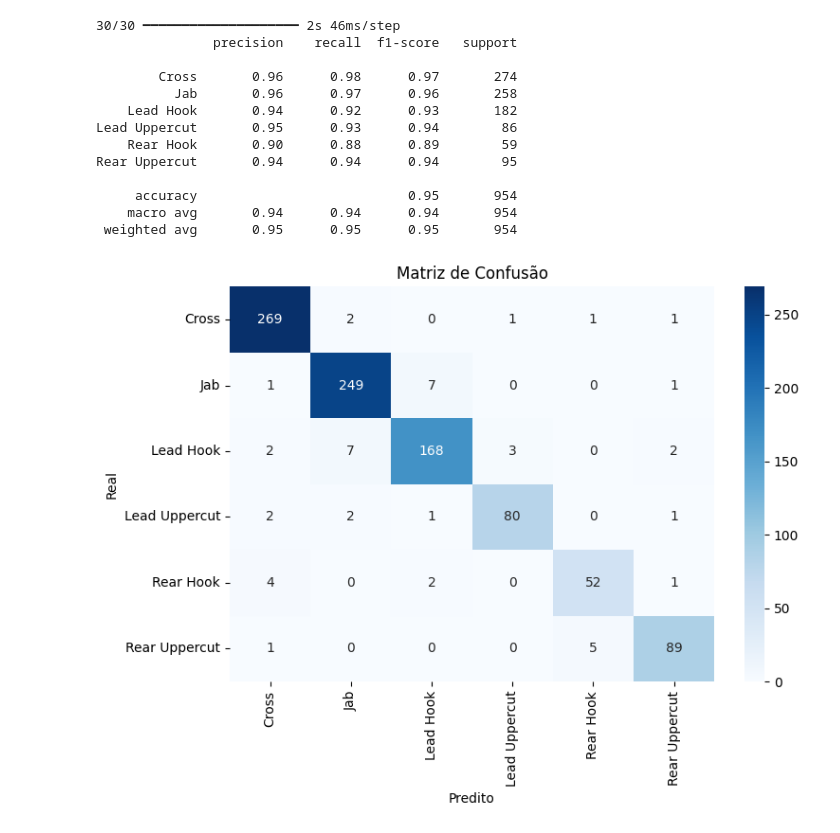
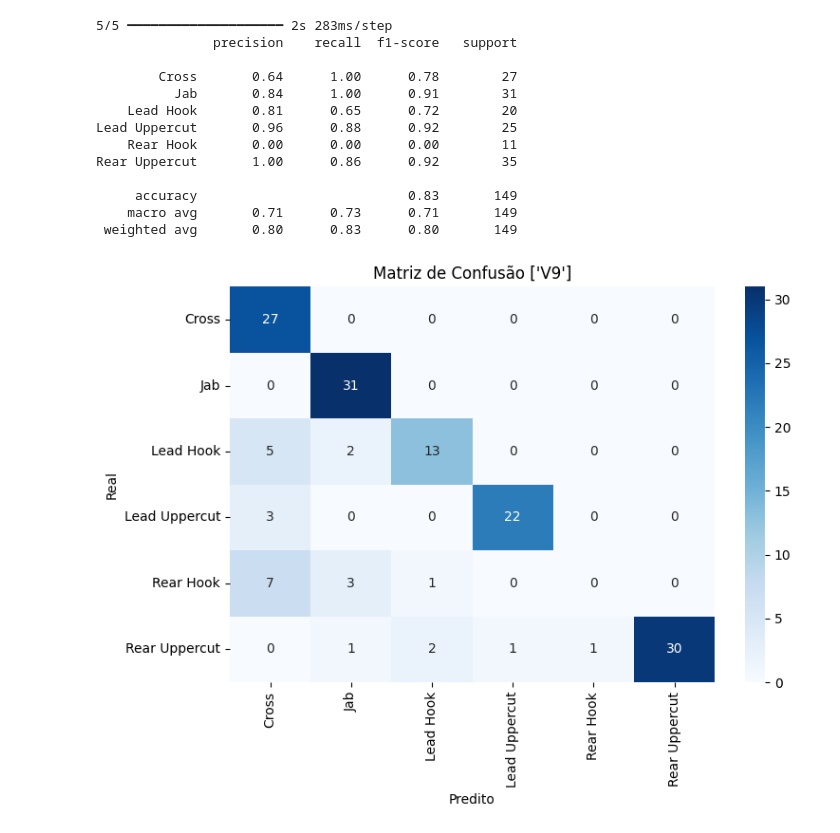
Before and after one commit to leonardosm14/boxe.ml, a Jupyter notebook: training.ipynb, the cells around one changed output. Saved outputs shown, nothing was run; the diff lists cells and outputs as text; code cells hidden in the pictures.

```diff
--- a/training.ipynb
+++ b/training.ipynb
@@ -70,16 +96,24 @@ Total amostras: 4766
 # %%
-# Encoding de labels
-classes = sorted(np.unique(y_all_raw))
-label_to_id = {label: idx for idx, label in enumerate(classes)}
-id_to_label = {idx: label for label, idx in label_to_id.items()}
+classes, label_to_id, id_to_label = build_label_mapping(y_tr_raw)
+y_tr = np.array([label_to_id[x] for x in y_tr_raw])
+y_val = np.array([label_to_id[x] for x in y_val_raw])
+y_te = np.array([label_to_id[x] for x in y_te_raw])
 
-y_all = np.array([label_to_id[x] for x in y_all_raw])
+num_classes = len(classes)
 
 print("Classes:", classes)
-print("Distribuição:")
-unique, counts = np.unique(y_all, return_counts=True)
+print("Distribuição treino:")
+unique, counts = np.unique(y_tr, return_counts=True)
 for u, c in zip(unique, counts):
     print(f"  {id_to_label[u]}: {c}")
 
-num_classes = len(classes)
+print("Distribuição validação:")
+unique, counts = np.unique(y_val, return_counts=True)
+for u, c in zip(unique, counts):
+    print(f"  {id_to_label[u]}: {c}")
+
+print("Distribuição teste:")
+unique, counts = np.unique(y_te, return_counts=True)
+for u, c in zip(unique, counts):
+    print(f"  {id_to_label[u]}: {c}")
 # %% [output]
@@ -94,15 +137,9 @@ Distribuição:
 # %%
-# Reshape
-X_all = X_all.reshape(X_all.shape[0], 25, 34)
-print("Shape após reshape:", X_all.shape)
+X_tr  = X_tr_raw.reshape(X_tr_raw.shape[0], 25, 34)
+X_val = X_val_raw.reshape(X_val_raw.shape[0], 25, 34)
+X_te  = X_te_raw.reshape(X_te_raw.shape[0], 25, 34)
 
-X_tr, X_te, y_tr, y_te = train_test_split(
-    X_all, y_all,
-    test_size=0.2,
-    stratify=y_all,
-    random_state=42
-)
-
-print("Treino:", X_tr.shape, "| Distribuição:", np.bincount(y_tr))
-print("Teste: ", X_te.shape, "| Distribuição:", np.bincount(y_te))
+print("Shape após reshape treino:", X_tr.shape)
+print("Shape após reshape validação:", X_val.shape)
+print("Shape após reshape teste:", X_te.shape)
 # %% [output]
@@ -287,37 +334,38 @@ Epoch 96: val_accuracy did not improve from 0.95073
 # %%
 # Avaliar
 from tensorflow.keras.models import load_model
 
 best_model = load_model("best_model_v2.keras")
 y_pred = np.argmax(best_model.predict(X_te_feat), axis=1)
 
 print(classification_report(y_te, y_pred, target_names=classes))
 
 cm = confusion_matrix(y_te, y_pred)
 plt.figure(figsize=(8, 6))
 sns.heatmap(cm, annot=True, fmt='d',
             xticklabels=classes,
             yticklabels=classes,
             cmap='Blues')
 plt.ylabel('Real')
 plt.xlabel('Predito')
-plt.title('Matriz de Confusão')
+plt.title(f'Matriz de Confusão {TEST_VIDEOS}')
 plt.tight_layout()
+plt.savefig("matrix.png")
 plt.show()
 # %% [output]
-30/30 ━━━━━━━━━━━━━━━━━━━━ 2s 46ms/step
+5/5 ━━━━━━━━━━━━━━━━━━━━ 2s 283ms/step
                precision    recall  f1-score   support
 
-        Cross       0.96      0.98      0.97       274
-          Jab       0.96      0.97      0.96       258
-    Lead Hook       0.94      0.92      0.93       182
-Lead Uppercut       0.95      0.93      0.94        86
-    Rear Hook       0.90      0.88      0.89        59
-Rear Uppercut       0.94      0.94      0.94        95
+        Cross       0.64      1.00      0.78        27
+          Jab       0.84      1.00      0.91        31
+    Lead Hook       0.81      0.65      0.72        20
+Lead Uppercut       0.96      0.88      0.92        25
+    Rear Hook       0.00      0.00      0.00        11
+Rear Uppercut       1.00      0.86      0.92        35
 
-     accuracy                           0.95       954
-    macro avg       0.94      0.94      0.94       954
- weighted avg       0.95      0.95      0.95       954
+     accuracy                           0.83       149
+    macro avg       0.71      0.73      0.71       149
+ weighted avg       0.80      0.83      0.80       149
-[figure, old version]
+[figure, new version]
 # %%
 model.save('modelo_boxe.keras')
```
Also changed, not shown: parts of 12 cells of this notebook, 4 other files.
